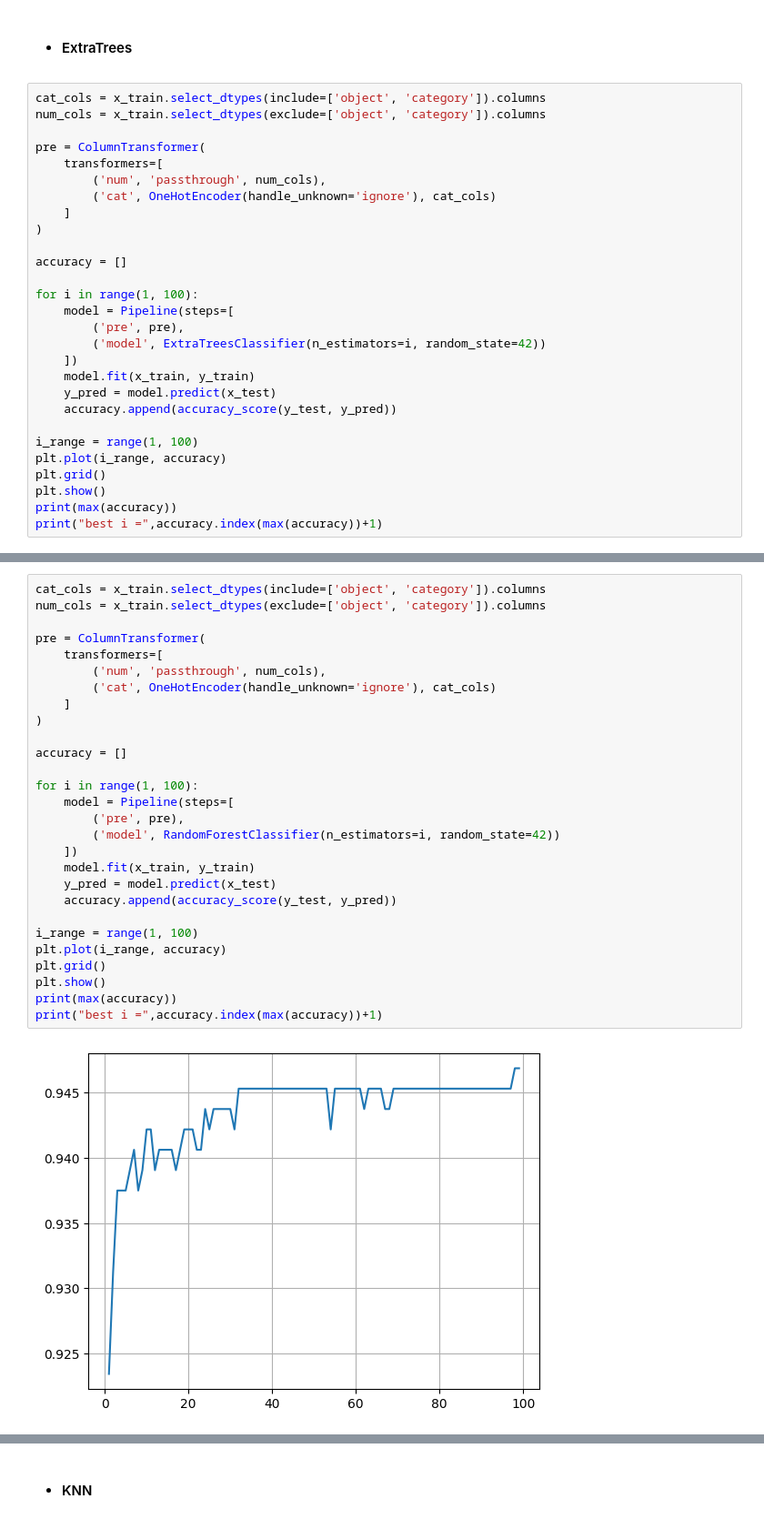
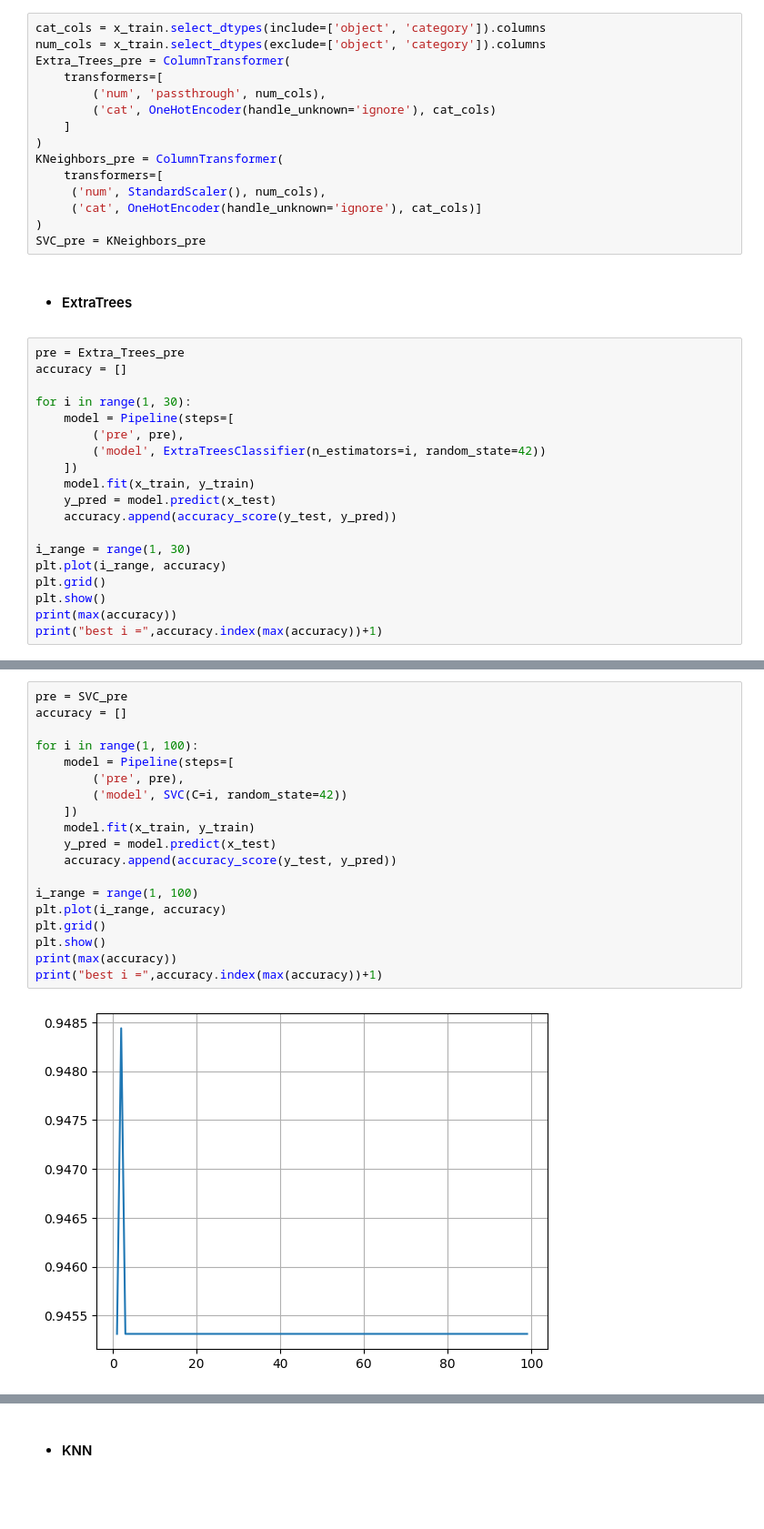
Before and after one commit to zhiyulin104/IMLP456, a Jupyter notebook: Final Project/Final_project_IMLP456.ipynb, the cells around one changed output, grey strips where cells are left out. Shown at 91% size. Drawn from its saved outputs; the diff is of its cells as text; blank space fills up the shorter version.

```diff
--- a/Final Project/Final_project_IMLP456.ipynb
+++ b/Final Project/Final_project_IMLP456.ipynb
@@ -285,19 +287,25 @@ best_model: ExtraTreesClassifier()
+# %%
+cat_cols = x_train.select_dtypes(include=['object', 'category']).columns
+num_cols = x_train.select_dtypes(exclude=['object', 'category']).columns
+Extra_Trees_pre = ColumnTransformer(
+	transformers=[
+		('num', 'passthrough', num_cols),
+		('cat', OneHotEncoder(handle_unknown='ignore'), cat_cols)
+	]
+)
+KNeighbors_pre = ColumnTransformer(
+	transformers=[
+     ('num', StandardScaler(), num_cols),
+     ('cat', OneHotEncoder(handle_unknown='ignore'), cat_cols)]
+)
+SVC_pre = KNeighbors_pre
 # %% [markdown]
 * #### ExtraTrees
 # %%
-cat_cols = x_train.select_dtypes(include=['object', 'category']).columns
-num_cols = x_train.select_dtypes(exclude=['object', 'category']).columns
-
-pre = ColumnTransformer(
-	transformers=[
-		('num', 'passthrough', num_cols),
-		('cat', OneHotEncoder(handle_unknown='ignore'), cat_cols)
-	]
-)
-
+pre = Extra_Trees_pre
 accuracy = []
 
-for i in range(1, 100):
+for i in range(1, 30):
 	model = Pipeline(steps=[
 		('pre', pre),
 		('model', ExtraTreesClassifier(n_estimators=i, random_state=42))
@@ -306,7 +314,7 @@ for i in range(1, 100):
 	y_pred = model.predict(x_test)
 	accuracy.append(accuracy_score(y_test, y_pred))
 
-i_range = range(1, 100)
+i_range = range(1, 30)
 plt.plot(i_range, accuracy)
 plt.grid()
 plt.show()
@@ -321,30 +329,21 @@ best i = 4
 # %%
-cat_cols = x_train.select_dtypes(include=['object', 'category']).columns
-num_cols = x_train.select_dtypes(exclude=['object', 'category']).columns
-
-pre = ColumnTransformer(
-	transformers=[
-		('num', 'passthrough', num_cols),
-		('cat', OneHotEncoder(handle_unknown='ignore'), cat_cols)
-	]
-)
-
+pre = SVC_pre
 accuracy = []
 
 for i in range(1, 100):
 	model = Pipeline(steps=[
 		('pre', pre),
-		('model', RandomForestClassifier(n_estimators=i, random_state=42))
+		('model', SVC(C=i, random_state=42))
 	])
 	model.fit(x_train, y_train)
 	y_pred = model.predict(x_test)
 	accuracy.append(accuracy_score(y_test, y_pred))
 
 i_range = range(1, 100)
 plt.plot(i_range, accuracy)
 plt.grid()
 plt.show()
 print(max(accuracy))
 print("best i =",accuracy.index(max(accuracy))+1)
 # %% [output]
-[figure, old version]
+[figure, new version]
```
Also changed, not shown: parts of 19 cells of this notebook, 2 other files.
